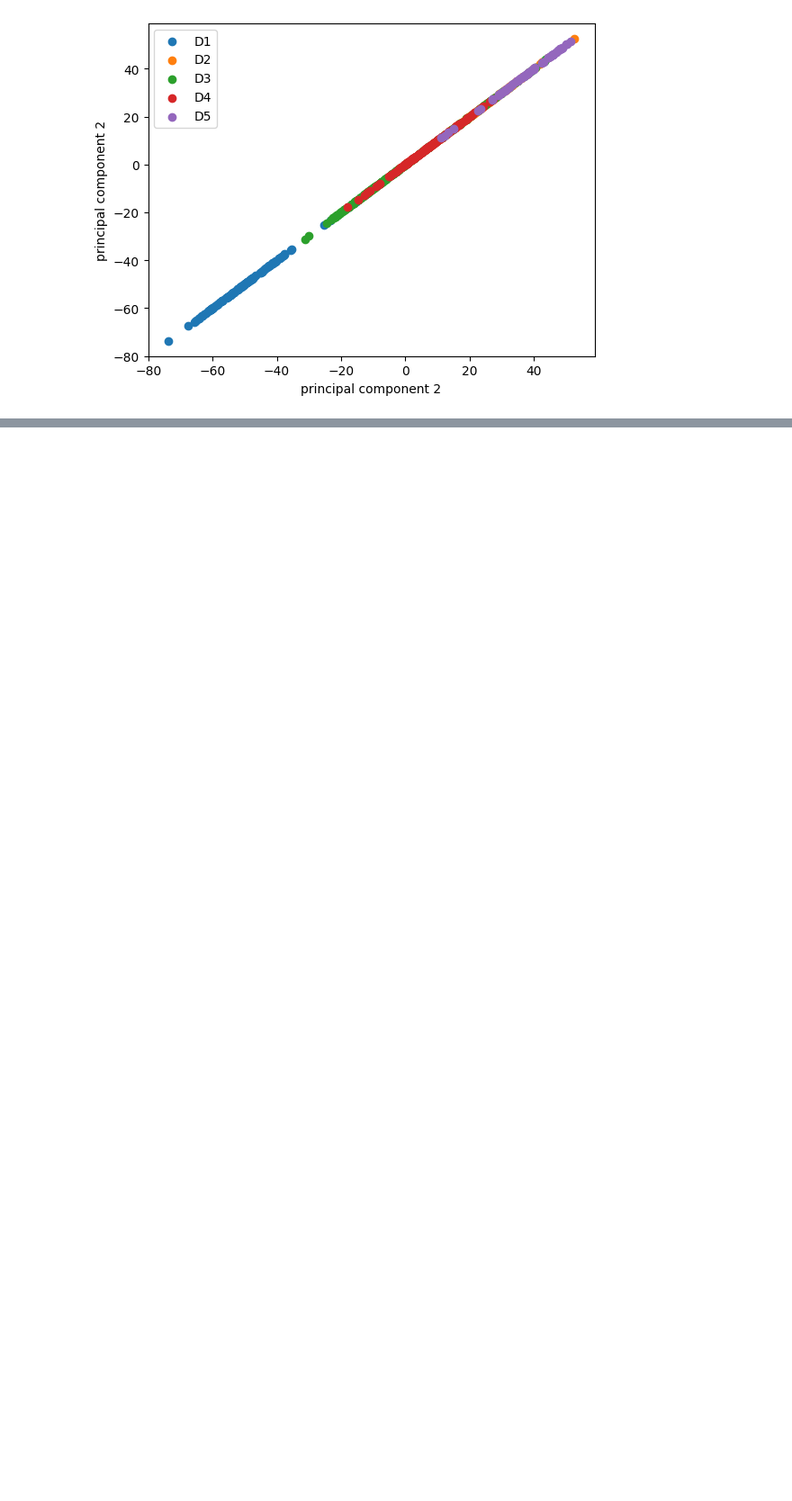
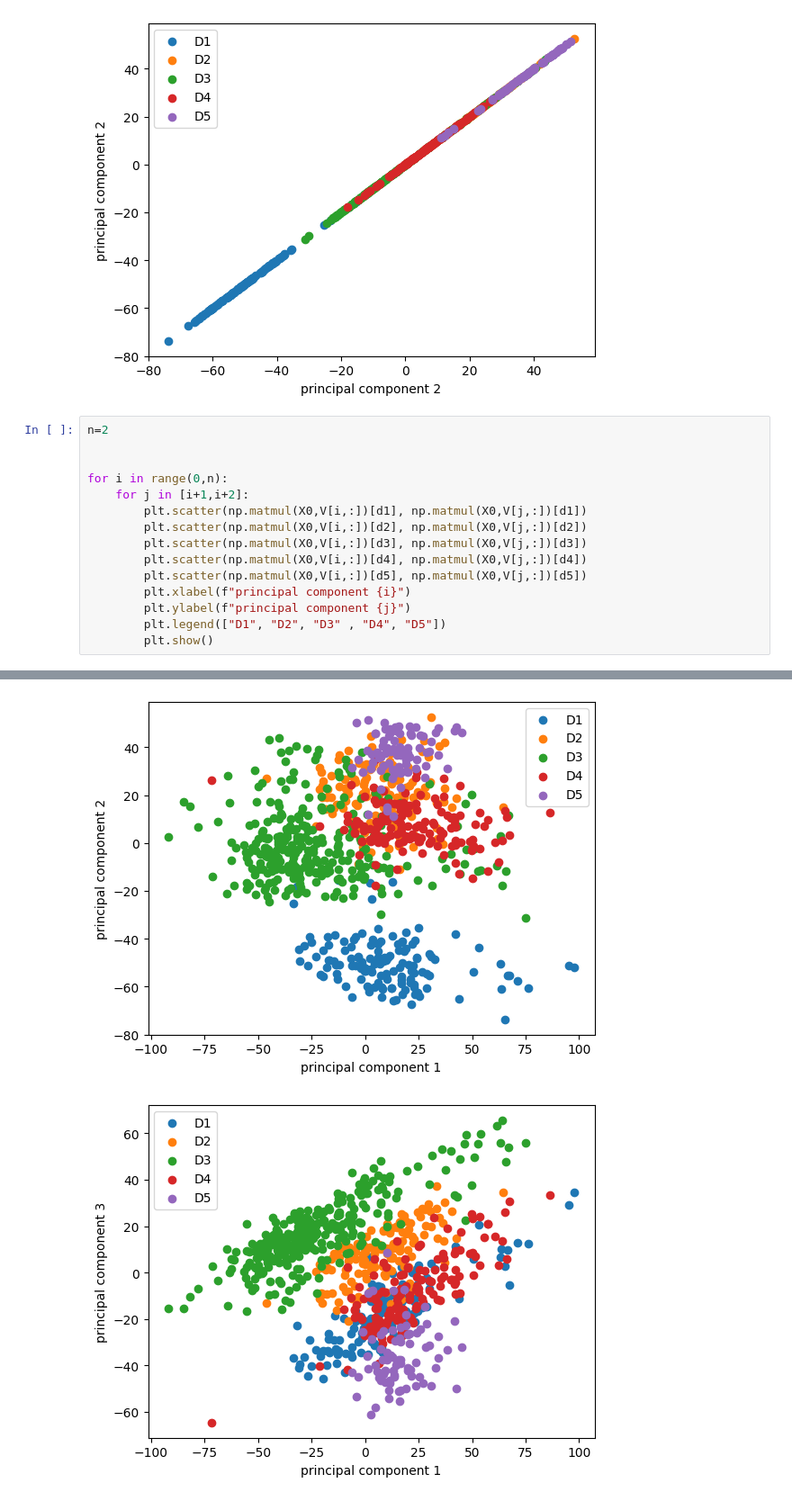
Before and after one commit to jackhenry02/PCA, a Jupyter notebook: Coursework/3M1 lab PCA_2024.ipynb, the cells around one changed output, grey strips where cells are left out. Shown at 90% size. Cells and saved outputs as stored; diff of their text form; blank space fills up the shorter version.

```diff
--- a/Coursework/3M1 lab PCA_2024.ipynb
+++ b/Coursework/3M1 lab PCA_2024.ipynb
@@ -421,3 +422,19 @@ for i in range(0,n):
 [figure]
 [figure]
 [figure]
+# %%
+n=2
+
+
+for i in range(0,n):
+    for j in [i+1,i+2]:
+        plt.scatter(np.matmul(X0,V[i,:])[d1], np.matmul(X0,V[j,:])[d1])
+        plt.scatter(np.matmul(X0,V[i,:])[d2], np.matmul(X0,V[j,:])[d2])
+        plt.scatter(np.matmul(X0,V[i,:])[d3], np.matmul(X0,V[j,:])[d3])
+        plt.scatter(np.matmul(X0,V[i,:])[d4], np.matmul(X0,V[j,:])[d4])
+        plt.scatter(np.matmul(X0,V[i,:])[d5], np.matmul(X0,V[j,:])[d5])
+        plt.xlabel(f"principal component {i}")
+        plt.ylabel(f"principal component {j}")
+        plt.legend(["D1", "D2", "D3" , "D4", "D5"])
+        plt.show()
+# %% [output]
@@ -424 +443,3 @@ for i in range(0,n):
+[figure, added]
+[figure, added]
 # %%
```
Also changed, not shown: parts of 4 cells of this notebook.
